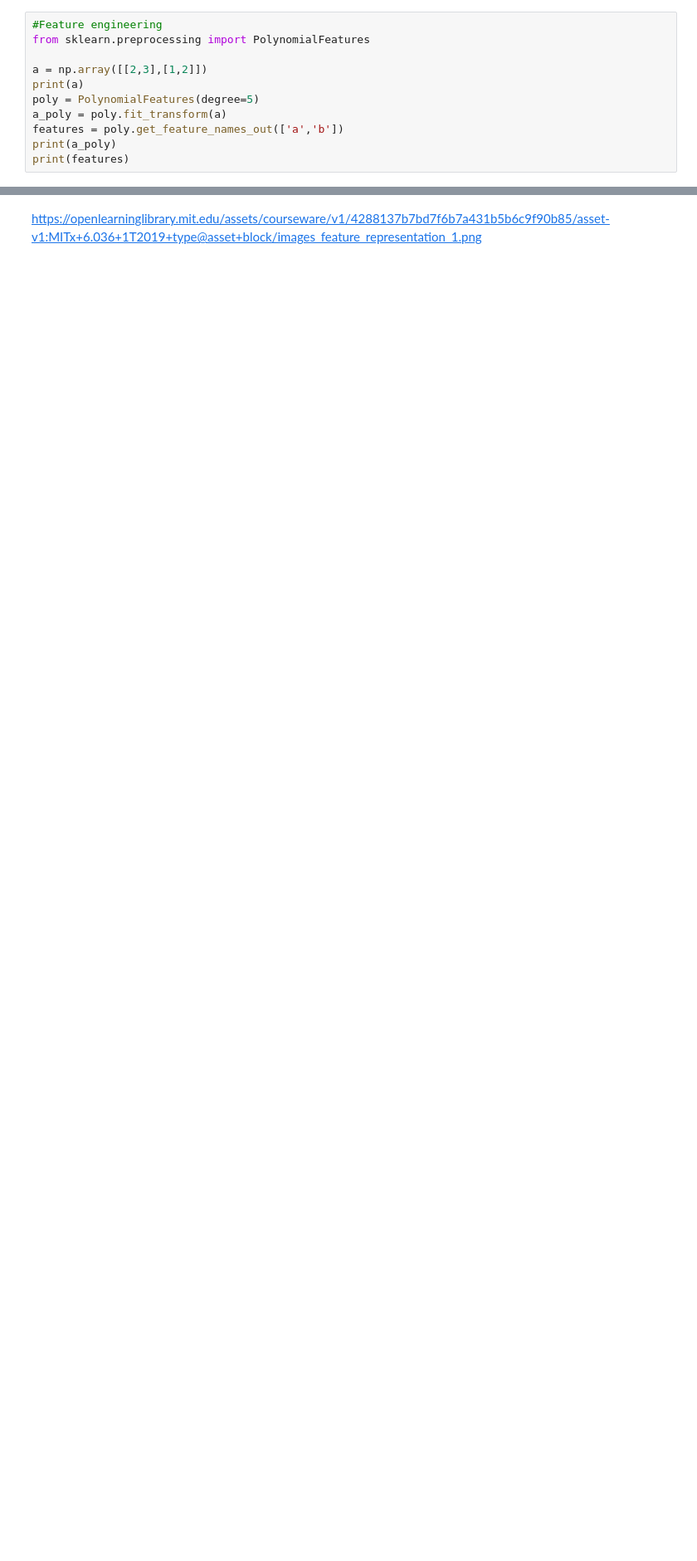
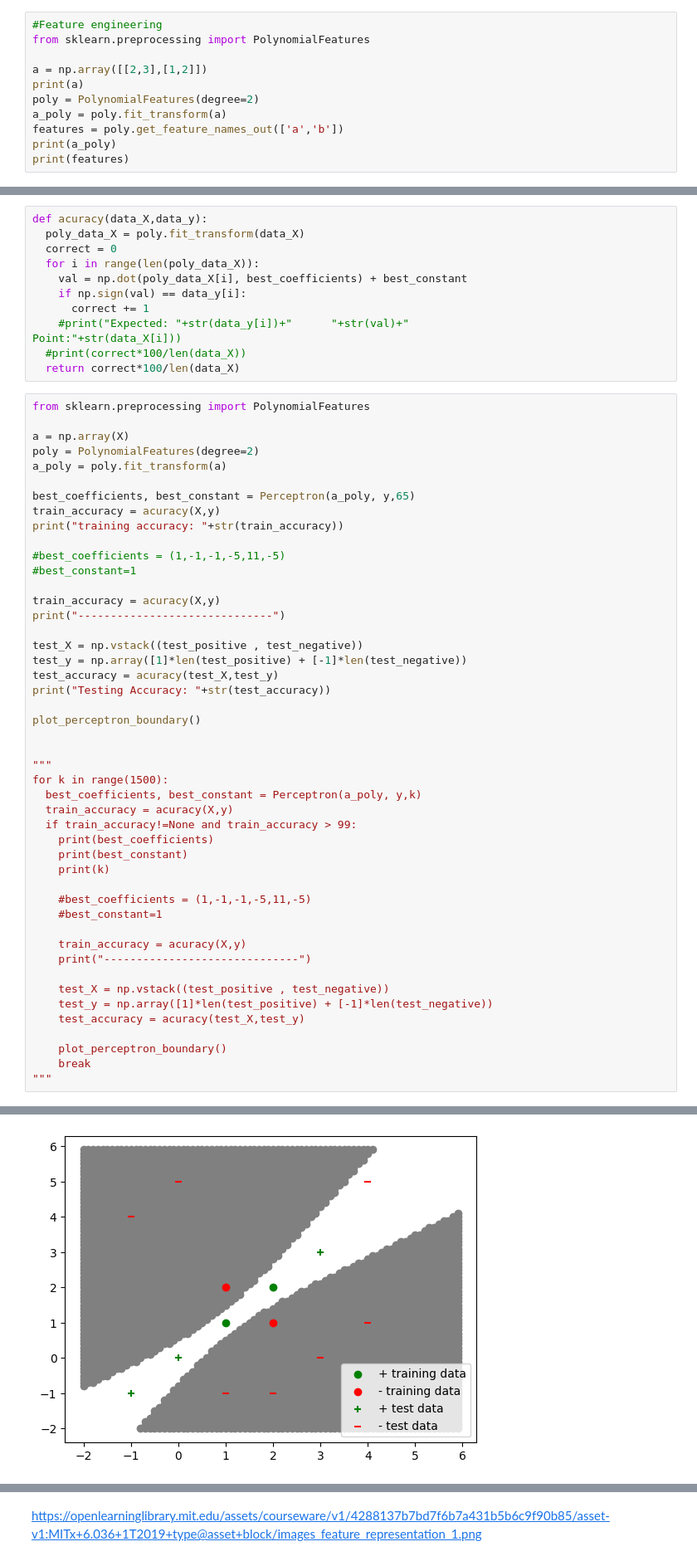
Before and after one commit to pavanarya/AI-ML, a Jupyter notebook: ML/3. FeatureEngineering/FeatureEngineering_PolynomialFeature.ipynb, the cells around one changed output, grey strips where cells are left out. Shown at 83% size. Drawn from its saved outputs; the diff is of its cells as text; blank space fills up the shorter version.

```diff
--- a/ML/3. FeatureEngineering/FeatureEngineering_PolynomialFeature.ipynb
+++ b/ML/3. FeatureEngineering/FeatureEngineering_PolynomialFeature.ipynb
@@ -136,7 +139,7 @@ from sklearn.preprocessing import PolynomialFeatures
 
 a = np.array([[2,3],[1,2]])
 print(a)
-poly = PolynomialFeatures(degree=5)
+poly = PolynomialFeatures(degree=2)
 a_poly = poly.fit_transform(a)
 features = poly.get_feature_names_out(['a','b'])
 print(a_poly)
@@ -195,0 +153,59 @@ Expected: -1      -160.0                  Point:[0. 5.]
+# %%
+def acuracy(data_X,data_y):
+  poly_data_X = poly.fit_transform(data_X)
+  correct = 0
+  for i in range(len(poly_data_X)):
+    val = np.dot(poly_data_X[i], best_coefficients) + best_constant
+    if np.sign(val) == data_y[i]:
+      correct += 1
+    #print("Expected: "+str(data_y[i])+"      "+str(val)+"                  Point:"+str(data_X[i]))
+  #print(correct*100/len(data_X))
+  return correct*100/len(data_X)
+# %%
+from sklearn.preprocessing import PolynomialFeatures
+
+a = np.array(X)
+poly = PolynomialFeatures(degree=2)
+a_poly = poly.fit_transform(a)
+
+best_coefficients, best_constant = Perceptron(a_poly, y,65)
+train_accuracy = acuracy(X,y)
+print("training accuracy: "+str(train_accuracy))
+
+#best_coefficients = (1,-1,-1,-5,11,-5)
+#best_constant=1
+
+train_accuracy = acuracy(X,y)
+print("------------------------------")
+
+test_X = np.vstack((test_positive , test_negative))
+test_y = np.array([1]*len(test_positive) + [-1]*len(test_negative))
+test_accuracy = acuracy(test_X,test_y)
+print("Testing Accuracy: "+str(test_accuracy))
+
+plot_perceptron_boundary()
+
+
+"""
+for k in range(1500):
+  best_coefficients, best_constant = Perceptron(a_poly, y,k)
+  train_accuracy = acuracy(X,y)
+  if train_accuracy!=None and train_accuracy > 99:
+    print(best_coefficients)
+    print(best_constant)
+    print(k)
+
+    #best_coefficients = (1,-1,-1,-5,11,-5)
+    #best_constant=1
+
+    train_accuracy = acuracy(X,y)
+    print("------------------------------")
+
+    test_X = np.vstack((test_positive , test_negative))
+    test_y = np.array([1]*len(test_positive) + [-1]*len(test_negative))
+    test_accuracy = acuracy(test_X,test_y)
+
+    plot_perceptron_boundary()
+    break
+"""
+# %% [output]
@@ -195,0 +215 @@ Expected: -1      -160.0                  Point:[0. 5.]
+[figure, added]
```
Also changed, not shown: parts of 10 cells of this notebook.
